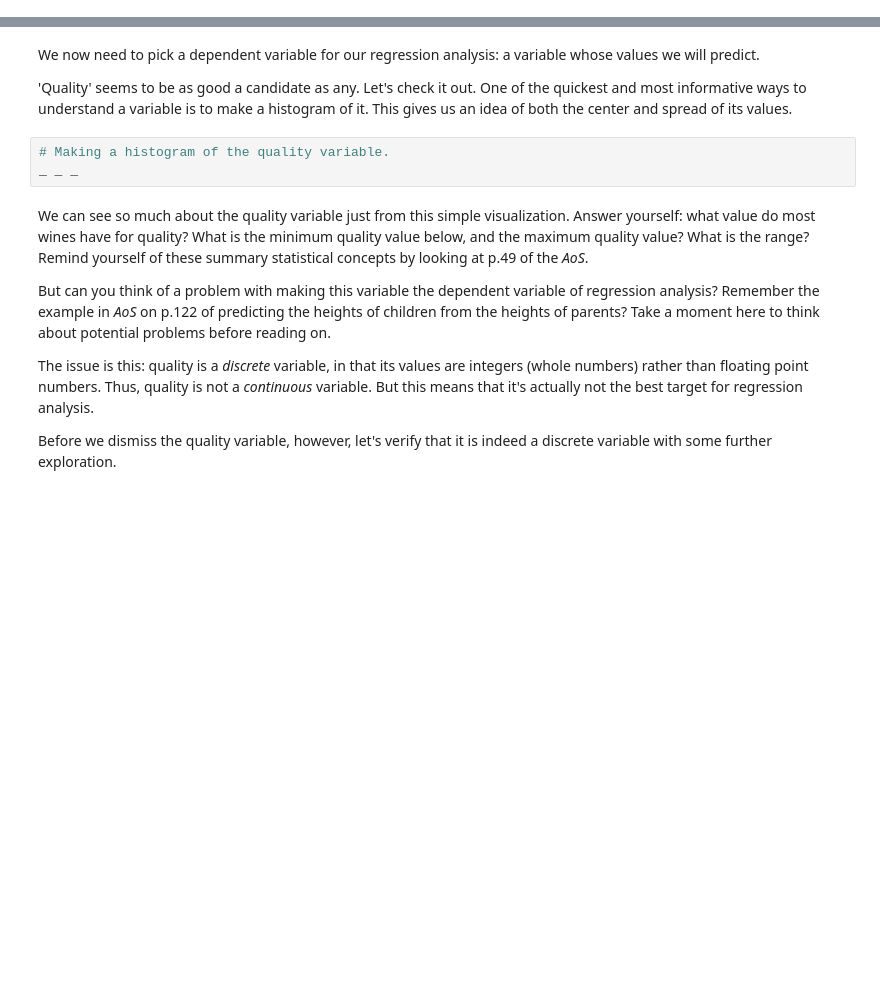
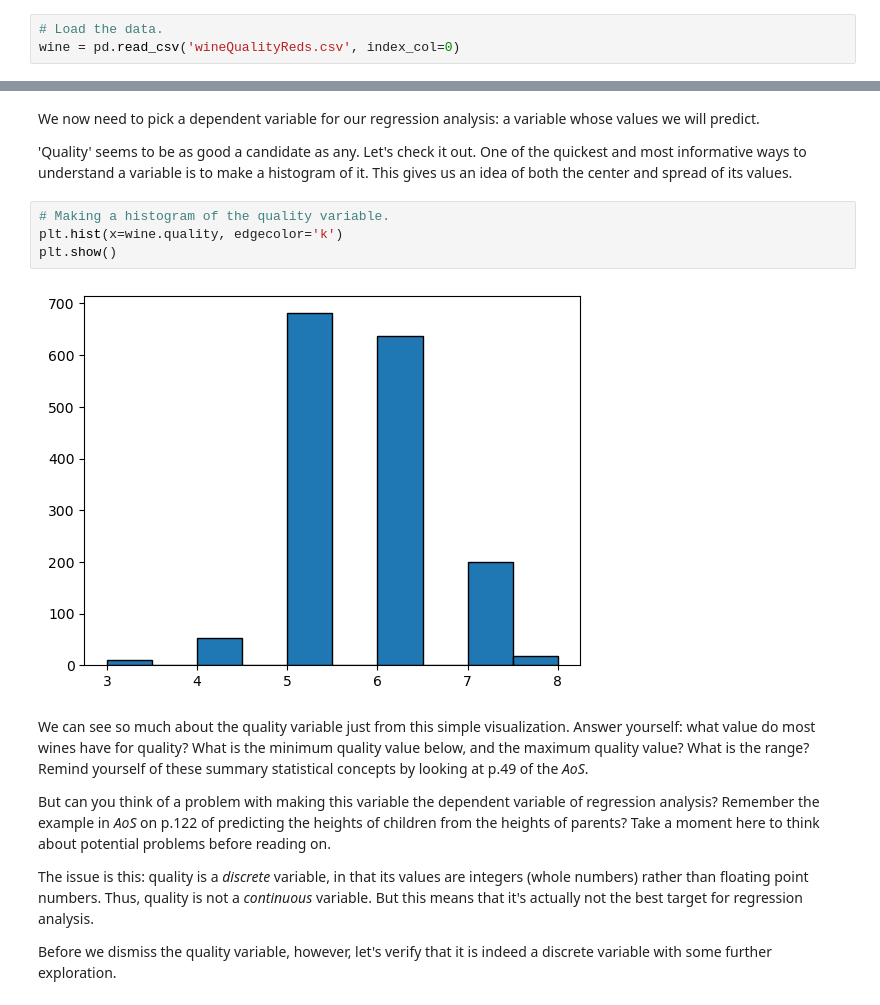
Before and after one commit to NBPub/Springboard, a Jupyter notebook: 11.4 Modeling_LinReg/Regression Case Study - Red Wine - Tier 3.ipynb, the cells around one changed output, grey strips where cells are left out. Saved outputs shown, nothing was run; the diff lists cells and outputs as text; blank space fills up the shorter version.

```diff
--- a/11.4 Modeling_LinReg/Regression Case Study - Red Wine - Tier 3.ipynb
+++ b/11.4 Modeling_LinReg/Regression Case Study - Red Wine - Tier 3.ipynb
@@ -62,3 +63,6 @@ _ _ _
+# %%
+# Load the data.
+wine = pd.read_csv('wineQualityReds.csv', index_col=0)
 # %% [markdown]
 #### 1c. Exploring the data
 # %%
@@ -83,7 +116,10 @@ We now need to pick a dependent variable for our regression analysis: a variable
 'Quality' seems to be as good a candidate as any. Let's check it out. One of the quickest and most informative ways to understand a variable is to make a histogram of it. This gives us an idea of both the center and spread of its values.
 # %%
 # Making a histogram of the quality variable.
-_ _ _
+plt.hist(x=wine.quality, edgecolor='k')
+plt.show()
+# %% [output]
+[figure, added]
 # %% [markdown]
 We can see so much about the quality variable just from this simple visualization. Answer yourself: what value do most wines have for quality? What is the minimum quality value below, and the maximum quality value? What is the range? Remind yourself of these summary statistical concepts by looking at p.49 of the *AoS*.
 
```
Also changed, not shown: parts of 46 cells of this notebook, 4 other files.
